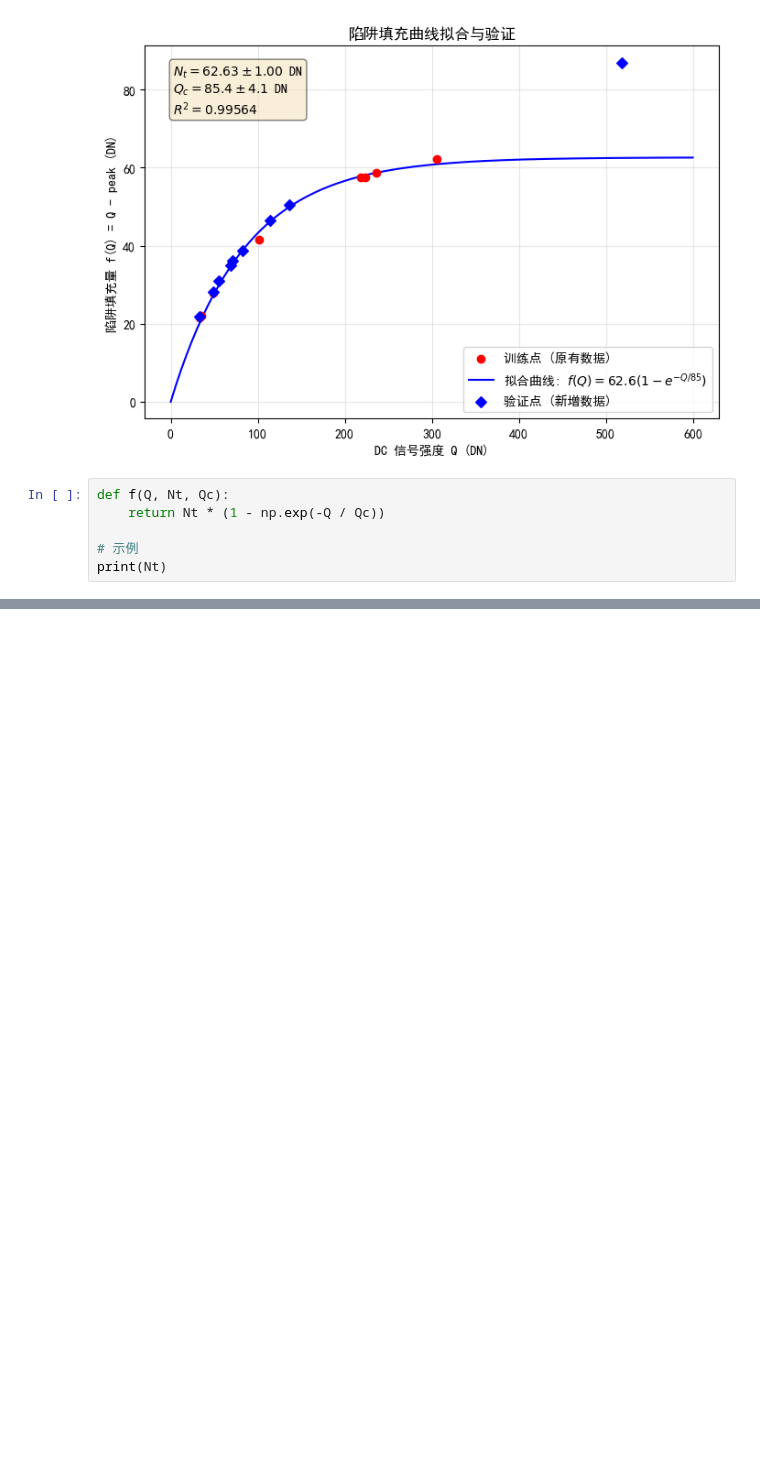
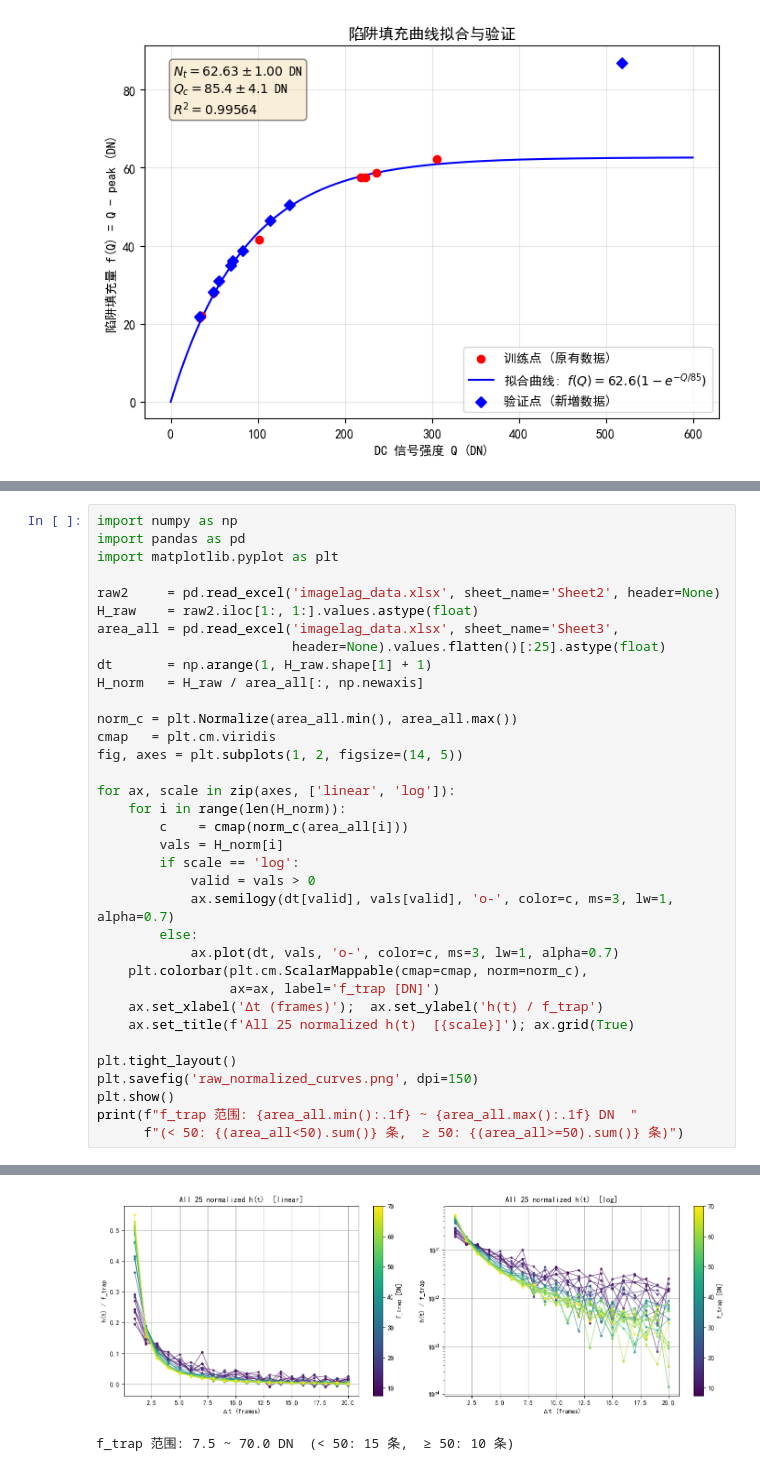
Before and after one commit to dotamh/ZP8_algo_lab, a Jupyter notebook: lag_model_fit_test.ipynb, the cells around one changed output, grey strips where cells are left out. Drawn from its saved outputs; the diff is of its cells as text; blank space fills up the shorter version.

```diff
--- a/lag_model_fit_test.ipynb
+++ b/lag_model_fit_test.ipynb
@@ -297,9 +153,3 @@ plt.show()
   136.37     85.84      50.530      49.945     0.585       1.16%
   518.23    431.33      86.900      62.485    24.415      28.09%
 [figure]
-# %%
-def f(Q, Nt, Qc):
-    return Nt * (1 - np.exp(-Q / Qc))
-
-# 示例
-print(Nt)
@@ -361,0 +164,36 @@ k = 0.422 ± 0.032 (衰减率)
+# %%
+import numpy as np
+import pandas as pd
+import matplotlib.pyplot as plt
+
+raw2     = pd.read_excel('imagelag_data.xlsx', sheet_name='Sheet2', header=None)
+H_raw    = raw2.iloc[1:, 1:].values.astype(float)
+area_all = pd.read_excel('imagelag_data.xlsx', sheet_name='Sheet3',
+                         header=None).values.flatten()[:25].astype(float)
+dt       = np.arange(1, H_raw.shape[1] + 1)
+H_norm   = H_raw / area_all[:, np.newaxis]
+
+norm_c = plt.Normalize(area_all.min(), area_all.max())
+cmap   = plt.cm.viridis
+fig, axes = plt.subplots(1, 2, figsize=(14, 5))
+
+for ax, scale in zip(axes, ['linear', 'log']):
+    for i in range(len(H_norm)):
+        c    = cmap(norm_c(area_all[i]))
+        vals = H_norm[i]
+        if scale == 'log':
+            valid = vals > 0
+            ax.semilogy(dt[valid], vals[valid], 'o-', color=c, ms=3, lw=1, alpha=0.7)
+        else:
+            ax.plot(dt, vals, 'o-', color=c, ms=3, lw=1, alpha=0.7)
+    plt.colorbar(plt.cm.ScalarMappable(cmap=cmap, norm=norm_c),
+                 ax=ax, label='f_trap [DN]')
+    ax.set_xlabel('Δt (frames)');  ax.set_ylabel('h(t) / f_trap')
+    ax.set_title(f'All 25 normalized h(t)  [{scale}]'); ax.grid(True)
+
+plt.tight_layout()
+plt.savefig('raw_normalized_curves.png', dpi=150)
+plt.show()
+print(f"f_trap 范围: {area_all.min():.1f} ~ {area_all.max():.1f} DN  "
+      f"(< 50: {(area_all<50).sum()} 条,  ≥ 50: {(area_all>=50).sum()} 条)")
+# %% [output]
@@ -362 +217,3 @@ k = 0.422 ± 0.032 (衰减率)
+[figure, added]
+f_trap 范围: 7.5 ~ 70.0 DN  (< 50: 15 条,  ≥ 50: 10 条)
 # %% [markdown]
```
Also changed, not shown: parts of 17 cells of this notebook, 15 other files.
